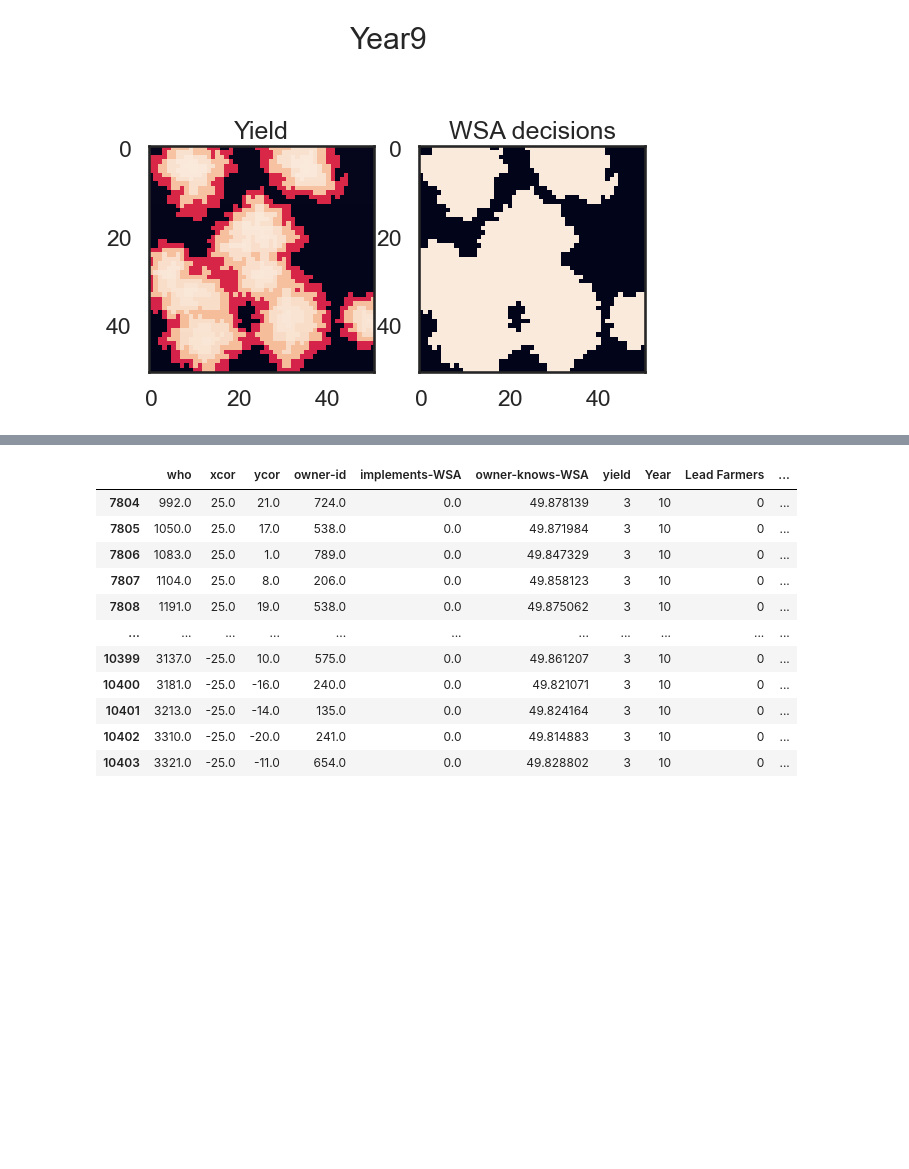
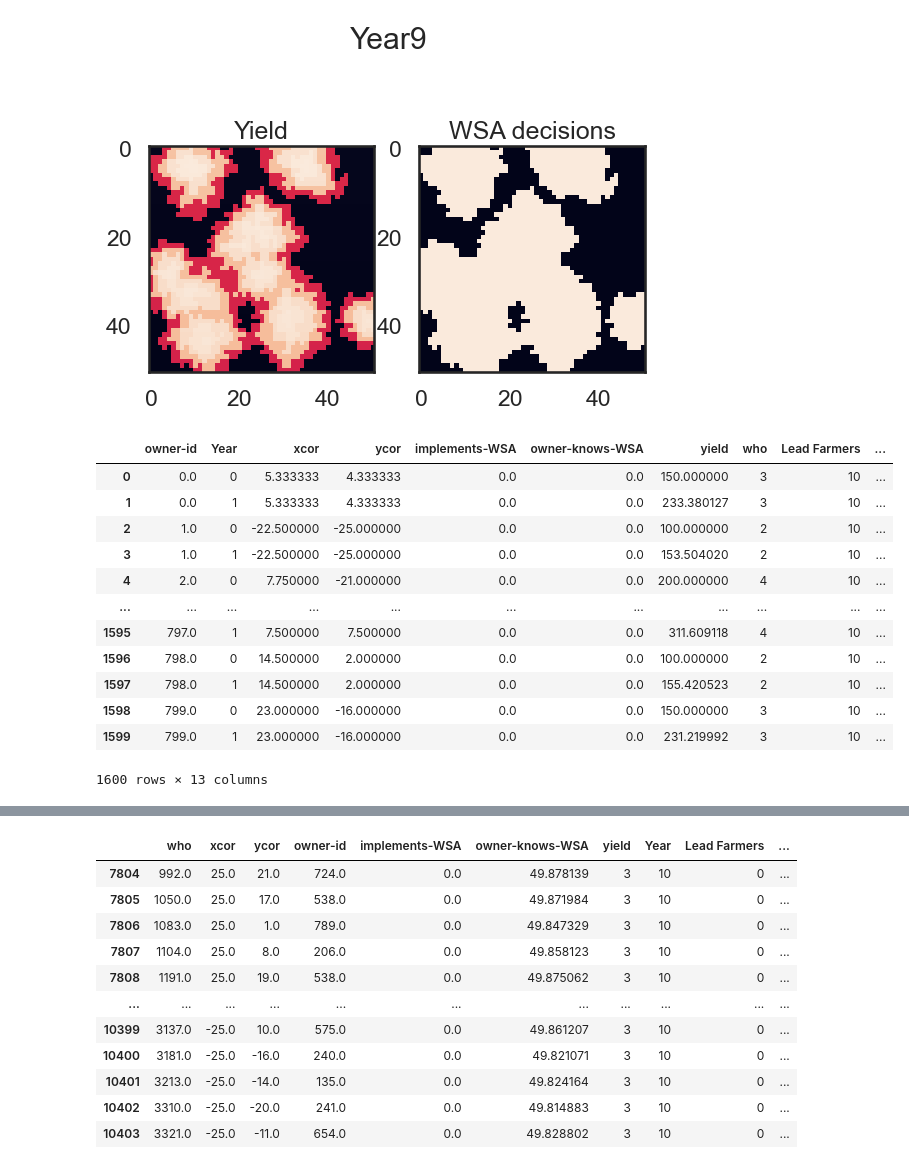
Before and after one commit to WylieMabel/TreesAndThat, a Jupyter notebook: Model Output/modelDriver.ipynb, the cells around one changed output, grey strips where cells are left out. Drawn from its saved outputs; the diff is of its cells as text; code cells hidden in the pictures; blank space fills up the shorter version.

Commit message:
DataGrouping

```diff
--- a/Model Output/modelDriver.ipynb
+++ b/Model Output/modelDriver.ipynb
@@ -234,3 +237,19 @@ year: 9
 [figure]
 [figure]
 [figure]
+# %%
+summarisedData
+# %% [output]
+|  | owner-id | Year | xcor | ycor | implements-WSA | owner-knows-WSA | yield | who | Lead Farmers | ... |
+| 0 | 0.0 | 0 | 5.333333 | 4.333333 | 0.0 | 0.0 | 150.000000 | 3 | 10 | ... |
+| 1 | 0.0 | 1 | 5.333333 | 4.333333 | 0.0 | 0.0 | 233.380127 | 3 | 10 | ... |
+| 2 | 1.0 | 0 | -22.500000 | -25.000000 | 0.0 | 0.0 | 100.000000 | 2 | 10 | ... |
+| 3 | 1.0 | 1 | -22.500000 | -25.000000 | 0.0 | 0.0 | 153.504020 | 2 | 10 | ... |
+| 4 | 2.0 | 0 | 7.750000 | -21.000000 | 0.0 | 0.0 | 200.000000 | 4 | 10 | ... |
+| ... | ... | ... | ... | ... | ... | ... | ... | ... | ... | ... |
+| 1595 | 797.0 | 1 | 7.500000 | 7.500000 | 0.0 | 0.0 | 311.609118 | 4 | 10 | ... |
+| 1596 | 798.0 | 0 | 14.500000 | 2.000000 | 0.0 | 0.0 | 100.000000 | 2 | 10 | ... |
+| 1597 | 798.0 | 1 | 14.500000 | 2.000000 | 0.0 | 0.0 | 155.420523 | 2 | 10 | ... |
+| 1598 | 799.0 | 0 | 23.000000 | -16.000000 | 0.0 | 0.0 | 150.000000 | 3 | 10 | ... |
+| 1599 | 799.0 | 1 | 23.000000 | -16.000000 | 0.0 | 0.0 | 231.219992 | 3 | 10 | ... |
+1600 rows × 13 columns
```
Also changed, not shown: parts of 2 cells of this notebook, 2 other files.
